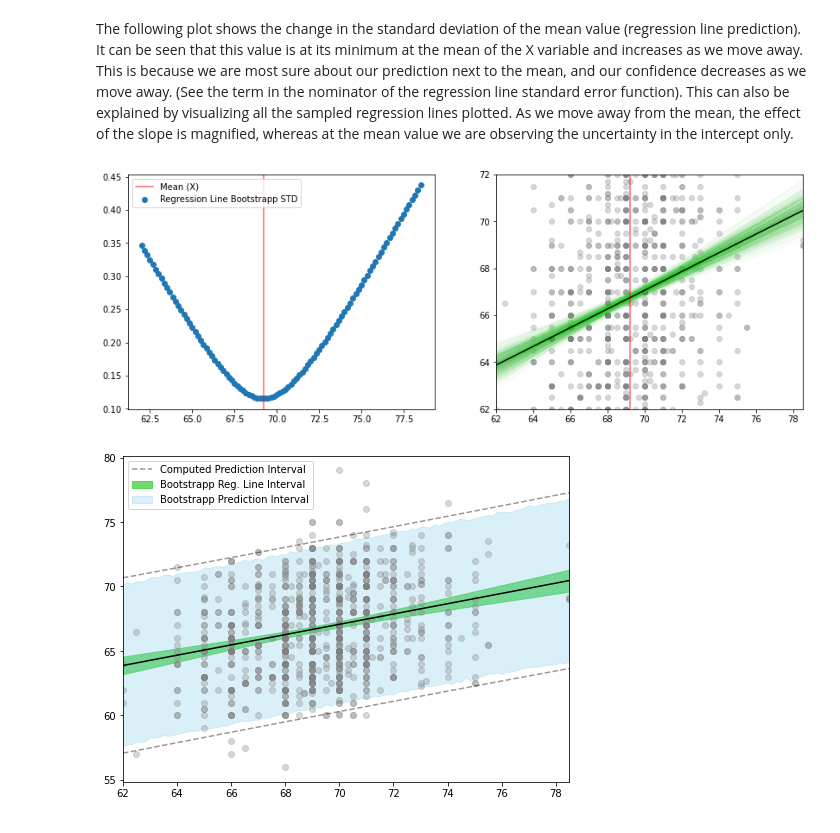
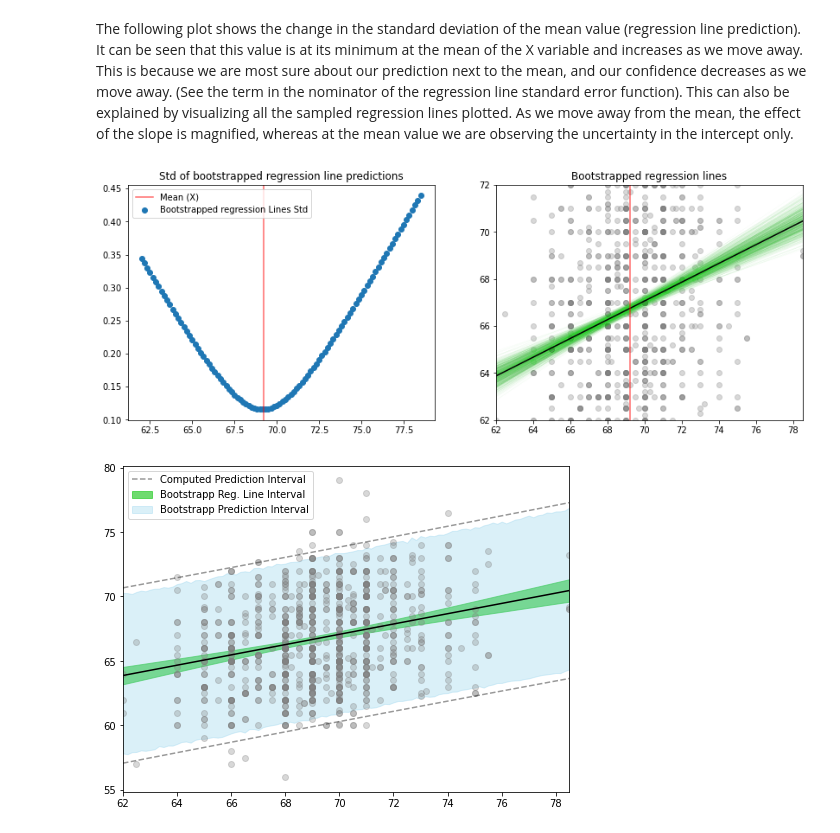
Before and after one commit to YZouzou/statistics-with-bcaffo, a Jupyter notebook: regression_models/Simple Linear Regression.ipynb, the cells around one changed output. Saved outputs shown, nothing was run; the diff lists cells and outputs as text; code cells hidden in the pictures.

```diff
--- a/regression_models/Simple Linear Regression.ipynb
+++ b/regression_models/Simple Linear Regression.ipynb
@@ -313,24 +314,27 @@ The following plot shows the change in the standard deviation of the mean value
 # %%
 fig, axs = plt.subplots(1, 2, figsize=(14, 5))
 
 ax0 = axs[0]
-ax0.scatter(x=x_coord, y=mean_value_std, label='Regression Line Bootstrapp STD')
+ax0.scatter(x=x_coord, y=mean_value_std, label='Bootstrapped regression Lines Std')
 ax0.axvline(x=x.mean(), color='red', alpha=0.6, label='Mean (X)')
+ax0.set_title('Std of bootstrapped regression line predictions')
 ax0.legend()
 
 ax1 = axs[1]
 for iter_fit in fit_list[:1000]:
     y_iter = iter_fit.slope * x_coord + iter_fit.intercept
     ax1.plot(x_coord, y_iter, color='limegreen', alpha=0.2, lw=0.1)
 
 ax1.plot(x_coord, y_coord, color='black')
 ax1.scatter(x=x, y=y, color='gray', alpha=0.3)
 ax1.axvline(x=x.mean(), color='red', alpha=0.6)
 ax1.set_ylim(62, 72)
 ax1.set_xlim(x.min(), x.max())
+ax1.set_title('Bootstrapped regression lines')
+
 plt.show()
 # %% [output]
-[figure, old version]
+[figure, new version]
 # %%
 plt.figure(figsize=(8, 6))
 
```
Also changed, not shown: parts of 4 cells of this notebook, 1 other file.
